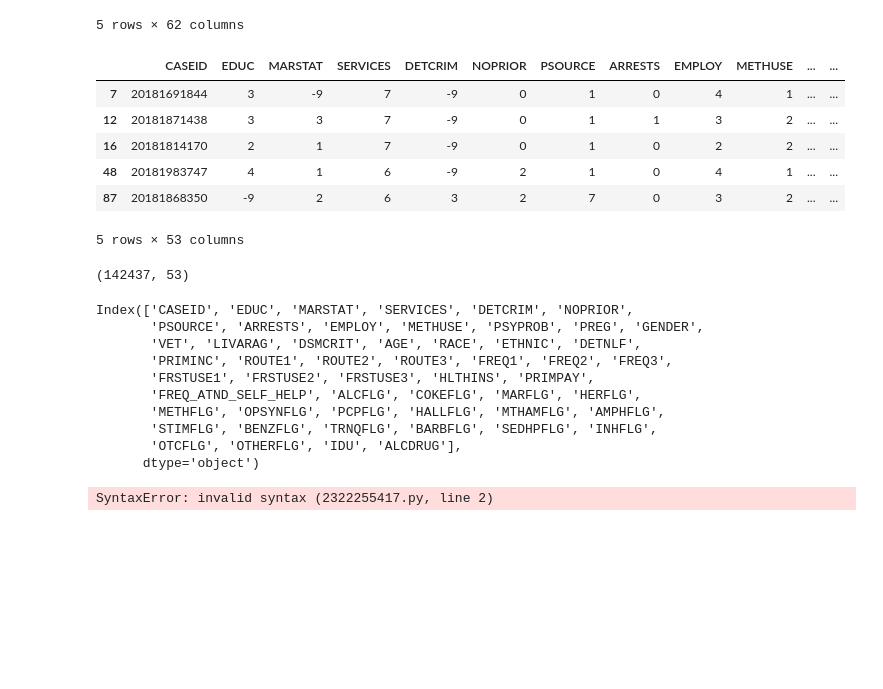
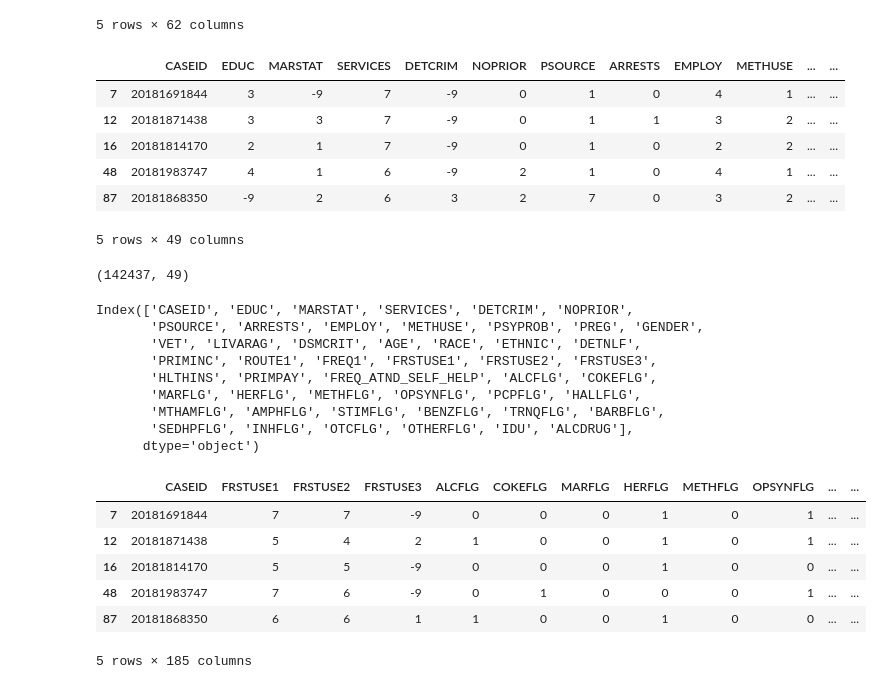
Before and after one commit to mckram/AI4Good, a Jupyter notebook: TEDS_ADDICTION.ipynb, the cells around one changed output. Drawn from its saved outputs; the diff is of its cells as text; code cells hidden in the pictures; blank space fills up the shorter version.

```diff
--- a/TEDS_ADDICTION.ipynb
+++ b/TEDS_ADDICTION.ipynb
@@ -52,7 +51,8 @@ newData.head()
 | 87 | 2018 | 20181868350 | 2 | 11260 | -9 | 2 | 6 | 3 | 2 | 7 | ... | ... |
 5 rows × 62 columns
 # %%
-nD = newData.drop(columns=['ADMYR', 'STFIPS', 'CBSA2010', 'REGION', 'DIVISION', 'DAYWAIT', 'SUB1','SUB2', 'SUB3'])
+#not needed, ADMYR, STFIPS, CBSA2010, REGION, DIVISION, DAYWAIT, SUB 1-3, ROUTE 1-3, FREQ1-3, FRTUSE 1-3
+nD = newData.drop(columns=['ADMYR', 'STFIPS', 'CBSA2010', 'REGION', 'DIVISION', 'DAYWAIT', 'SUB1','SUB2', 'SUB3', 'ROUTE2', 'ROUTE3', 'FREQ2', 'FREQ3'])
 nD.head()
 # %% [output]
 |  | CASEID | EDUC | MARSTAT | SERVICES | DETCRIM | NOPRIOR | PSOURCE | ARRESTS | EMPLOY | METHUSE | ... | ... |
@@ -61,28 +61,65 @@ nD.head()
 | 16 | 20181814170 | 2 | 1 | 7 | -9 | 0 | 1 | 0 | 2 | 2 | ... | ... |
 | 48 | 20181983747 | 4 | 1 | 6 | -9 | 2 | 1 | 0 | 4 | 1 | ... | ... |
 | 87 | 20181868350 | -9 | 2 | 6 | 3 | 2 | 7 | 0 | 3 | 2 | ... | ... |
-5 rows × 53 columns
+5 rows × 49 columns
 # %%
 nD.shape
 # %% [output]
-(142437, 53)
+(142437, 49)
 # %%
 nD.columns
 # %% [output]
 Index(['CASEID', 'EDUC', 'MARSTAT', 'SERVICES', 'DETCRIM', 'NOPRIOR',
        'PSOURCE', 'ARRESTS', 'EMPLOY', 'METHUSE', 'PSYPROB', 'PREG', 'GENDER',
        'VET', 'LIVARAG', 'DSMCRIT', 'AGE', 'RACE', 'ETHNIC', 'DETNLF',
-       'PRIMINC', 'ROUTE1', 'ROUTE2', 'ROUTE3', 'FREQ1', 'FREQ2', 'FREQ3',
-       'FRSTUSE1', 'FRSTUSE2', 'FRSTUSE3', 'HLTHINS', 'PRIMPAY',
-       'FREQ_ATND_SELF_HELP', 'ALCFLG', 'COKEFLG', 'MARFLG', 'HERFLG',
-       'METHFLG', 'OPSYNFLG', 'PCPFLG', 'HALLFLG', 'MTHAMFLG', 'AMPHFLG',
-       'STIMFLG', 'BENZFLG', 'TRNQFLG', 'BARBFLG', 'SEDHPFLG', 'INHFLG',
-       'OTCFLG', 'OTHERFLG', 'IDU', 'ALCDRUG'],
+       'PRIMINC', 'ROUTE1', 'FREQ1', 'FRSTUSE1', 'FRSTUSE2', 'FRSTUSE3',
+       'HLTHINS', 'PRIMPAY', 'FREQ_ATND_SELF_HELP', 'ALCFLG', 'COKEFLG',
+       'MARFLG', 'HERFLG', 'METHFLG', 'OPSYNFLG', 'PCPFLG', 'HALLFLG',
+       'MTHAMFLG', 'AMPHFLG', 'STIMFLG', 'BENZFLG', 'TRNQFLG', 'BARBFLG',
+       'SEDHPFLG', 'INHFLG', 'OTCFLG', 'OTHERFLG', 'IDU', 'ALCDRUG'],
       dtype='object')
 # %%
 #NEED TO ONE HOT ENCODE ALL COLUMNS EXCEPT FLG
-function onehot():
+def onehot(df, column):
+    df = pd.concat([df,pd.get_dummies(df[column], prefix=column)],axis=1)
+    df.drop([column],axis=1, inplace=True)
+    return df
+
+new = onehot(nD, 'EDUC')
+new = onehot(new, 'MARSTAT')
+new = onehot(new, 'SERVICES')
+new = onehot(new, 'DETCRIM')
+new = onehot(new, 'NOPRIOR')
+new = onehot(new, 'PSOURCE')
+new = onehot(new, 'ARRESTS')
+new = onehot(new, 'EMPLOY')
+new = onehot(new, 'METHUSE')
+new = onehot(new, 'PSYPROB')
+new = onehot(new, 'PREG')
+new = onehot(new, 'GENDER')
+new = onehot(new, 'VET')
+new = onehot(new, 'LIVARAG')
+new = onehot(new, 'DSMCRIT')
+new = onehot(new, 'AGE')
+new = onehot(new, 'RACE')
+new = onehot(new, 'ETHNIC')
+new = onehot(new, 'DETNLF')
+new = onehot(new, 'PRIMINC')
+new = onehot(new, 'HLTHINS')
+new = onehot(new, 'PRIMPAY')
+new = onehot(new, 'FREQ_ATND_SELF_HELP')
+new = onehot(new, 'IDU')
+new = onehot(new, 'ROUTE1')
+new = onehot(new, 'FREQ1')
+
+new.head()
 # %% [output]
+|  | CASEID | FRSTUSE1 | FRSTUSE2 | FRSTUSE3 | ALCFLG | COKEFLG | MARFLG | HERFLG | METHFLG | OPSYNFLG | ... | ... |
+| 7 | 20181691844 | 7 | 7 | -9 | 0 | 0 | 0 | 1 | 0 | 1 | ... | ... |
+| 12 | 20181871438 | 5 | 4 | 2 | 1 | 0 | 0 | 1 | 0 | 1 | ... | ... |
+| 16 | 20181814170 | 5 | 5 | -9 | 0 | 0 | 0 | 1 | 0 | 0 | ... | ... |
+| 48 | 20181983747 | 7 | 6 | -9 | 0 | 1 | 0 | 0 | 0 | 1 | ... | ... |
+| 87 | 20181868350 | 6 | 6 | 1 | 1 | 0 | 0 | 1 | 0 | 0 | ... | ... |
-SyntaxError: invalid syntax (2322255417.py, line 2)
+5 rows × 185 columns
 # %%
 data1.columns
```
Also changed, not shown: parts of 13 cells of this notebook.
